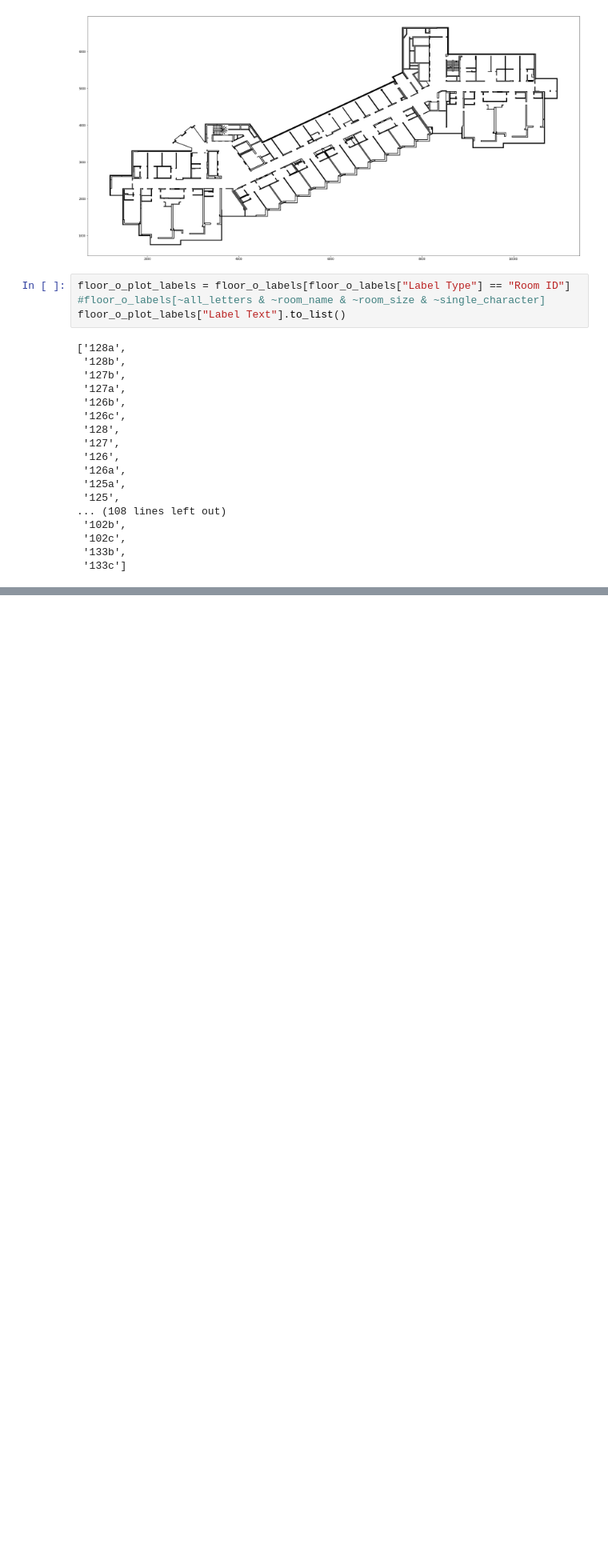
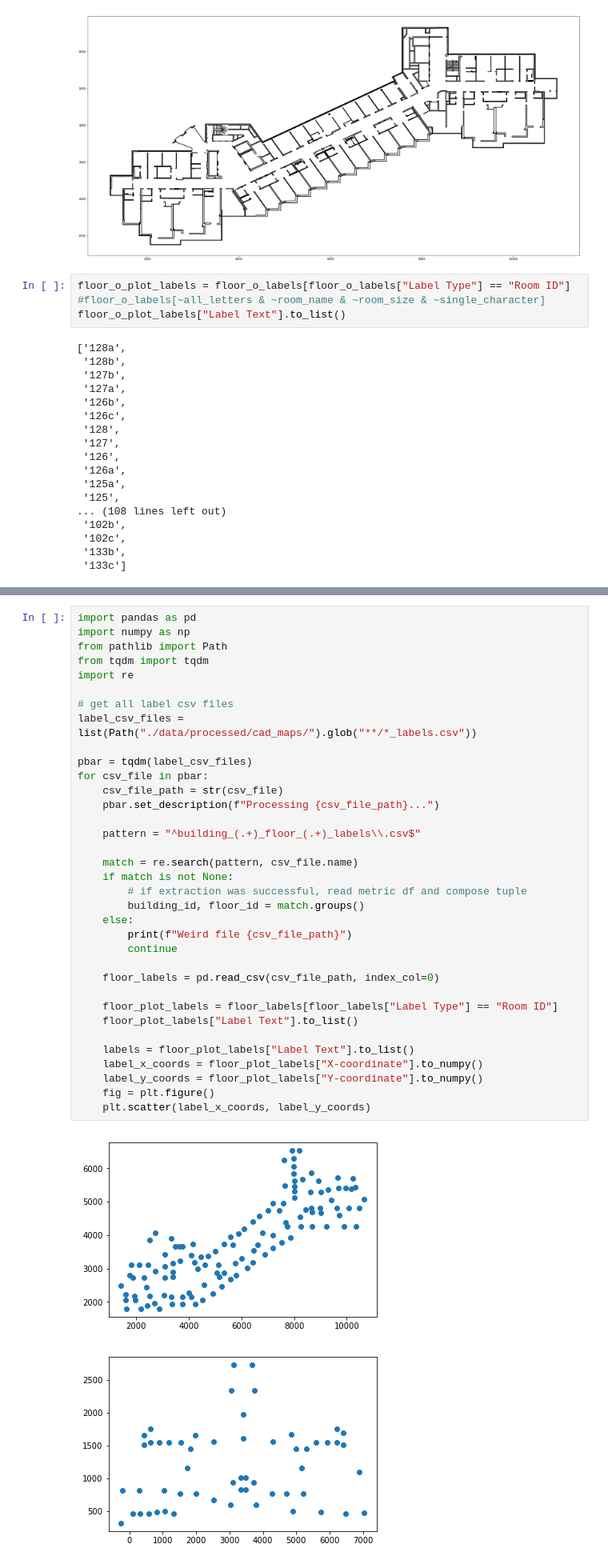
Before and after one commit to IDSC-io/vre-spark, a Jupyter notebook: src/visualization/visualize_cad_map.ipynb, the cells around one changed output, grey strips where cells are left out. Shown at 80% size. Drawn from its saved outputs; the diff is of its cells as text; blank space fills up the shorter version.

```diff
--- a/src/visualization/visualize_cad_map.ipynb
+++ b/src/visualization/visualize_cad_map.ipynb
@@ -76,0 +150,38 @@ plt.show()
+# %%
+import pandas as pd
+import numpy as np
+from pathlib import Path
+from tqdm import tqdm
+import re
+
+# get all label csv files
+label_csv_files = list(Path("./data/processed/cad_maps/").glob("**/*_labels.csv"))
+
+pbar = tqdm(label_csv_files)
+for csv_file in pbar:
+    csv_file_path = str(csv_file)
+    pbar.set_description(f"Processing {csv_file_path}...")
+
+    pattern = "^building_(.+)_floor_(.+)_labels\\.csv$"
+
+    match = re.search(pattern, csv_file.name)
+    if match is not None:
+        # if extraction was successful, read metric df and compose tuple
+        building_id, floor_id = match.groups()
+    else:
+        print(f"Weird file {csv_file_path}")
+        continue
+
+    floor_labels = pd.read_csv(csv_file_path, index_col=0)
+
+    floor_plot_labels = floor_labels[floor_labels["Label Type"] == "Room ID"]
+    floor_plot_labels["Label Text"].to_list()
+
+    labels = floor_plot_labels["Label Text"].to_list()
+    label_x_coords = floor_plot_labels["X-coordinate"].to_numpy()
+    label_y_coords = floor_plot_labels["Y-coordinate"].to_numpy()
+    fig = plt.figure()
+    plt.scatter(label_x_coords, label_y_coords)
+# %% [output]
+[figure, added]
+[figure, added]
```
Also changed, not shown: parts of 10 cells of this notebook.
